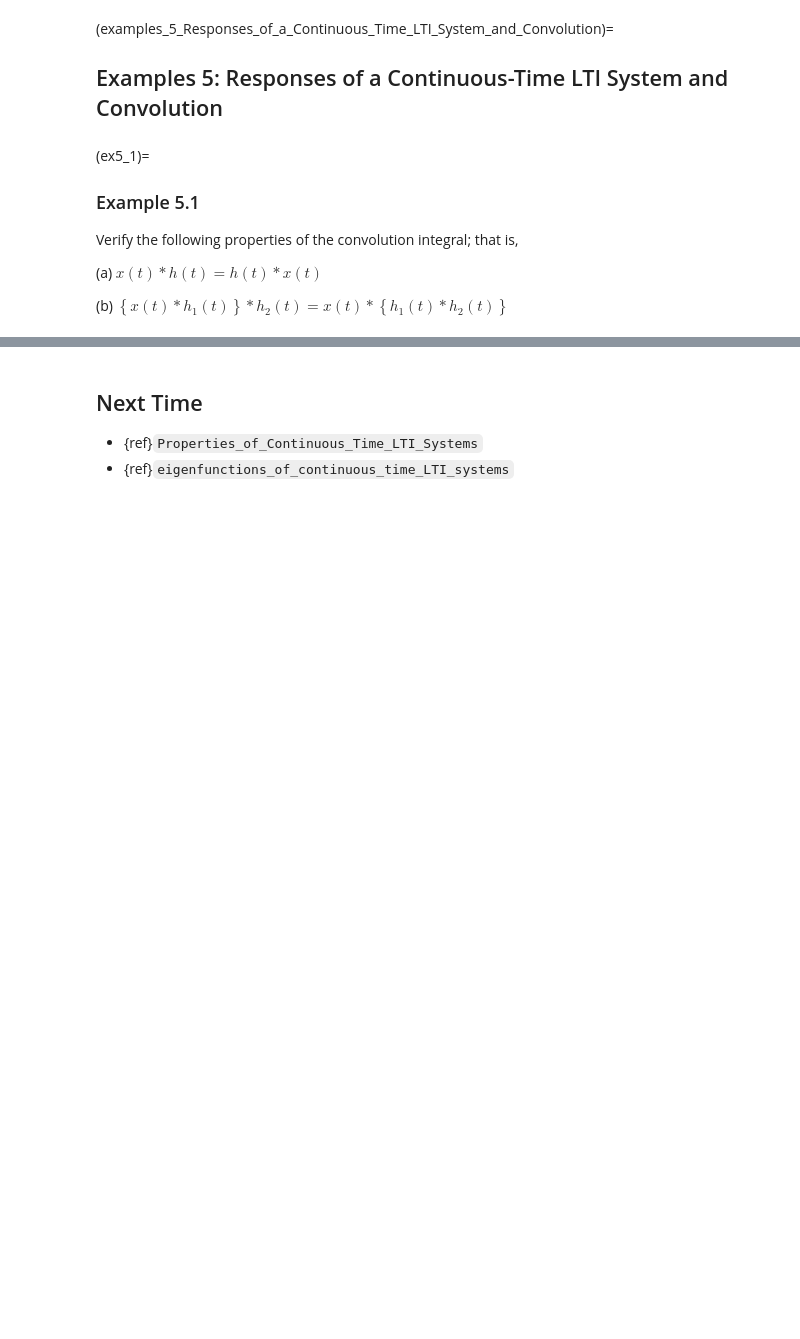
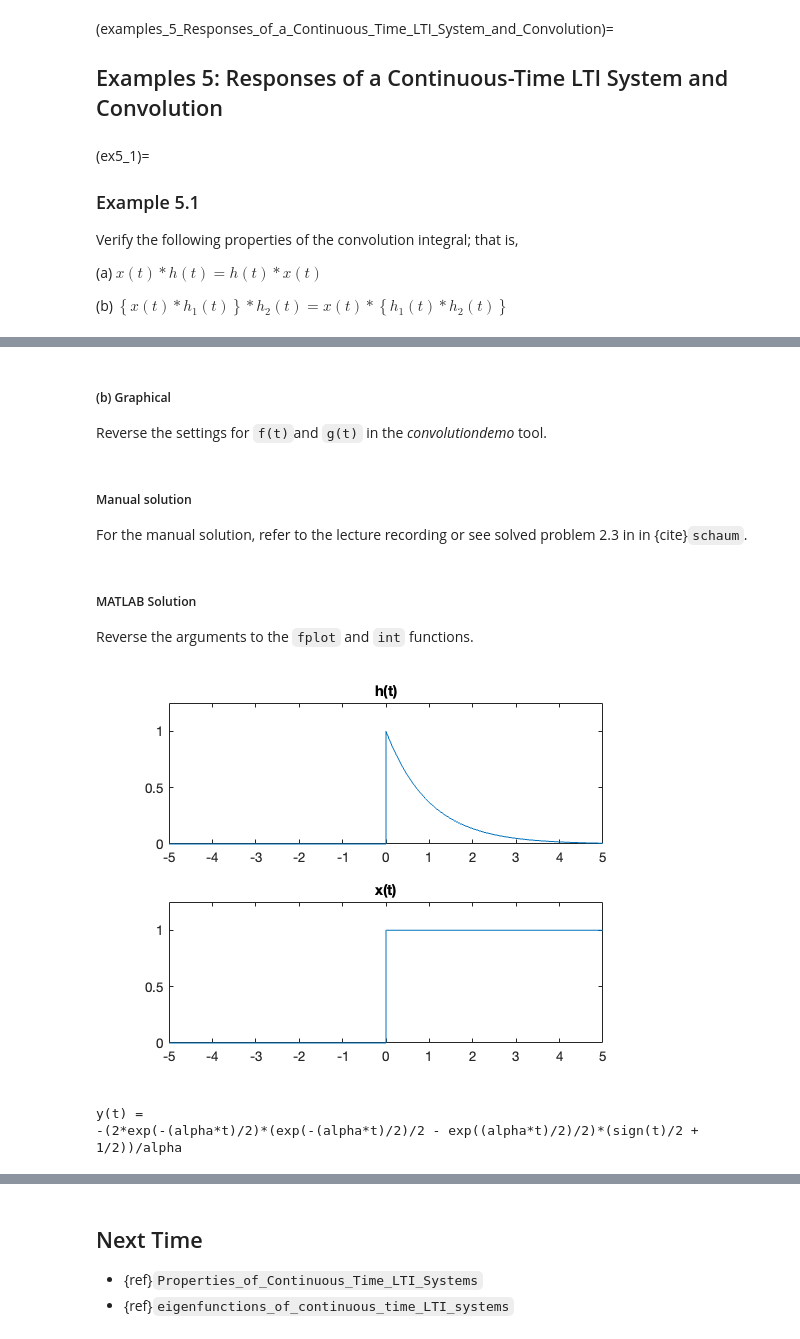
Before and after one commit to cpjobling/eg-150-textbook, a Jupyter notebook: _sources/lti_systems/lti1.ipynb, the cells around one changed output, grey strips where cells are left out. Cells and saved outputs as stored; diff of their text form; code cells hidden in the pictures; blank space fills up the shorter version.

```diff
--- a/_sources/lti_systems/lti1.ipynb
+++ b/_sources/lti_systems/lti1.ipynb
@@ -226,0 +281,24 @@ In this lecture we have looked at
+# %% [markdown]
+##### (b) Graphical
+
+Reverse the settings for `f(t)`and `g(t)` in the *convolutiondemo* tool.
+# %% [markdown]
+##### Manual solution
+
+For the manual solution, refer to the lecture recording or see solved problem 2.3 in in {cite}`schaum`.
+# %% [markdown]
+##### MATLAB Solution
+
+Reverse the arguments to the `fplot` and `int` functions.
+# %%
+subplot(211)
+fplot(subs(h(t),alpha,1)),title('h(t)'),ylim([0,1.25])
+subplot(212)
+fplot(x(t)),title('x(t)'),ylim([0,1.25])
+# %% [output]
+[figure, added]
+# %%
+y(t) = int(h(tau)*x(t - tau),tau,-inf,inf)
+# %% [output]
+y(t) =
+-(2*exp(-(alpha*t)/2)*(exp(-(alpha*t)/2)/2 - exp((alpha*t)/2)/2)*(sign(t)/2 + 1/2))/alpha
```
Also changed, not shown: parts of 40 cells of this notebook, 39 other files.
